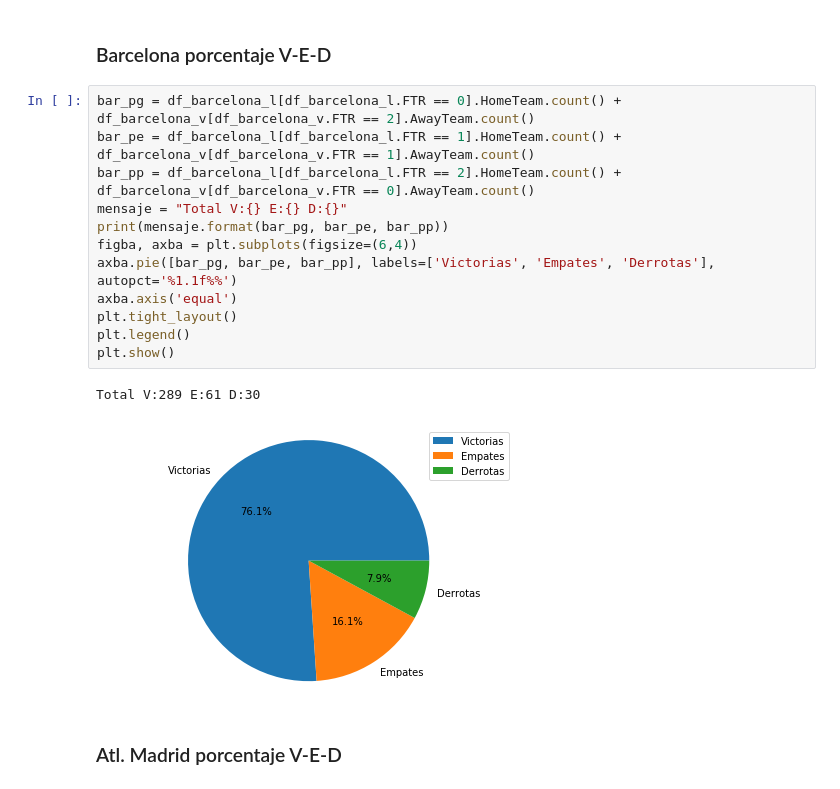
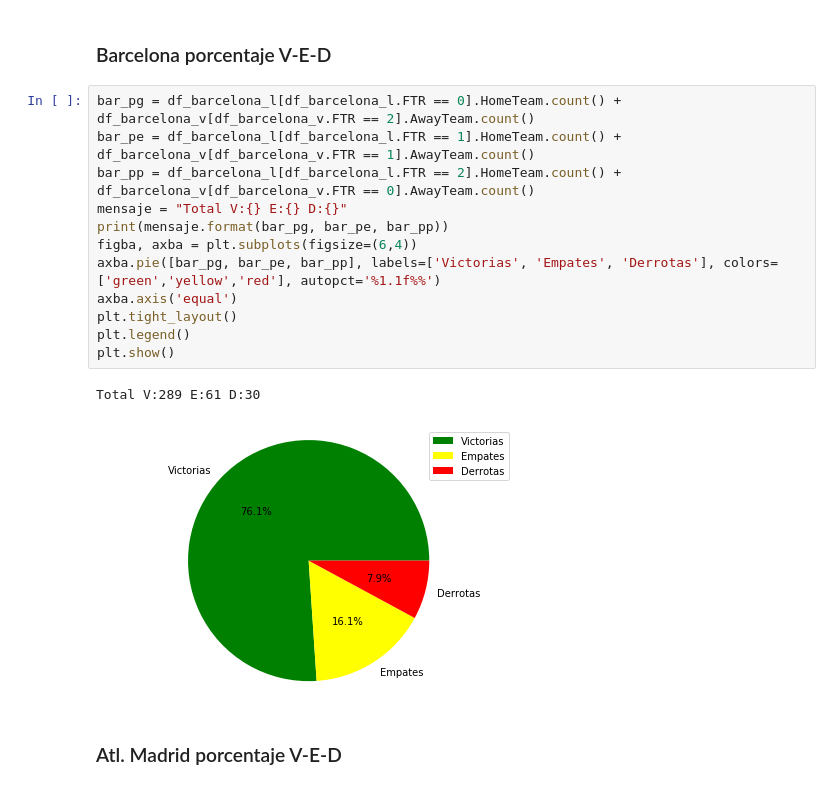
Before and after one commit to m1gu3lfj/Python-Analisis-LaLiga, a Jupyter notebook: AnalisisLaLiga.ipynb, the cells around one changed output. Cells and saved outputs as stored; diff of their text form.

```diff
--- a/AnalisisLaLiga.ipynb
+++ b/AnalisisLaLiga.ipynb
@@ -302,18 +302,18 @@ Total V:275 E:54 D:51
 # %%
 bar_pg = df_barcelona_l[df_barcelona_l.FTR == 0].HomeTeam.count() + df_barcelona_v[df_barcelona_v.FTR == 2].AwayTeam.count()
 bar_pe = df_barcelona_l[df_barcelona_l.FTR == 1].HomeTeam.count() + df_barcelona_v[df_barcelona_v.FTR == 1].AwayTeam.count()
 bar_pp = df_barcelona_l[df_barcelona_l.FTR == 2].HomeTeam.count() + df_barcelona_v[df_barcelona_v.FTR == 0].AwayTeam.count()
 mensaje = "Total V:{} E:{} D:{}"
 print(mensaje.format(bar_pg, bar_pe, bar_pp))
 figba, axba = plt.subplots(figsize=(6,4))
-axba.pie([bar_pg, bar_pe, bar_pp], labels=['Victorias', 'Empates', 'Derrotas'], autopct='%1.1f%%')
+axba.pie([bar_pg, bar_pe, bar_pp], labels=['Victorias', 'Empates', 'Derrotas'], colors=['green','yellow','red'], autopct='%1.1f%%')
 axba.axis('equal')
 plt.tight_layout()
 plt.legend()
 plt.show()
 # %% [output]
 Total V:289 E:61 D:30
-[figure, old version]
+[figure, new version]
 # %% [markdown]
 ### Atl. Madrid porcentaje V-E-D
 # %%
```
Also changed, not shown: parts of 14 cells of this notebook.
